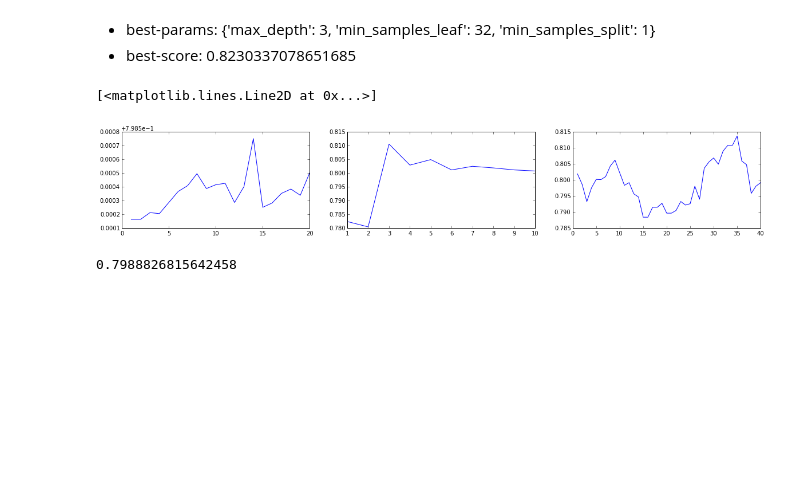
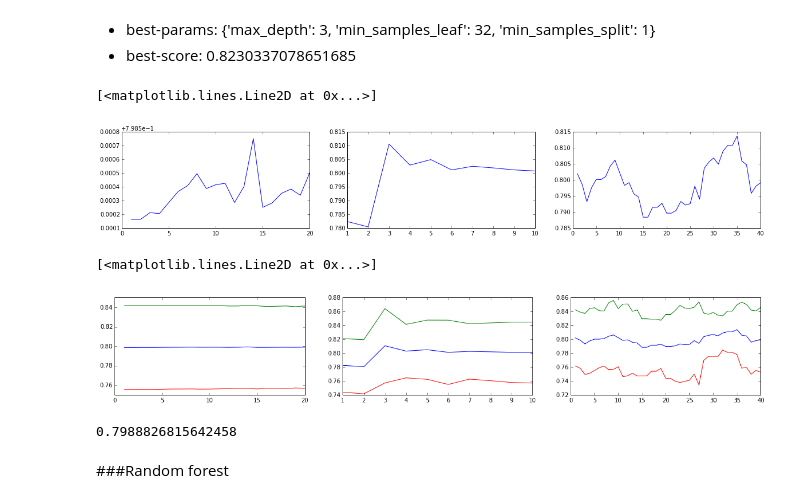
Before and after one commit to mrbazzik/ML-tasks, a Jupyter notebook: Titanic/scripts/Titanic.ipynb, the cells around one changed output. Saved outputs shown, nothing was run; the diff lists cells and outputs as text; code cells hidden in the pictures; blank space fills up the shorter version.

```diff
--- a/Titanic/scripts/Titanic.ipynb
+++ b/Titanic/scripts/Titanic.ipynb
@@ -318,7 +322,33 @@ plot(ms.index, ms.error)
 # %% [output]
 [<matplotlib.lines.Line2D at 0x...>]
 [figure]
+# %%
+errdf = pd.read_csv("dt_cls_err.csv")
+figure(figsize=(20, 3), dpi=80)
+errdf = errdf.rename(columns={'std':'stds'})
+
+subplot(1,3,1)
+
+ms = pd.pivot_table(data=errdf, values=["error","stds"], index="min_splits", aggfunc="mean")
+plot(ms.index, ms.error)
+plot(ms.index, ms.error+2*ms.stds)
+plot(ms.index, ms.error-2*ms.stds)
+subplot(1,3,2)
+ms = pd.pivot_table(data=errdf, values=["error","stds"], index="max_depths", aggfunc="mean")
+plot(ms.index, ms.error)
+plot(ms.index, ms.error+2*ms.stds)
+plot(ms.index, ms.error-2*ms.stds)
+subplot(1,3,3)
+ms = pd.pivot_table(data=errdf, values=["error","stds"], index="min_leafs", aggfunc="mean")
+plot(ms.index, ms.error)
+plot(ms.index, ms.error+2*ms.stds)
+plot(ms.index, ms.error-2*ms.stds)
+# %% [output]
+[<matplotlib.lines.Line2D at 0x...>]
+[figure, added]
 # %%
 gs.score(x_test,y_test)
 # %% [output]
 0.7988826815642458
+# %% [markdown]
+###Random forest
```
Also changed, not shown: parts of 30 cells of this notebook, 2 other files.
